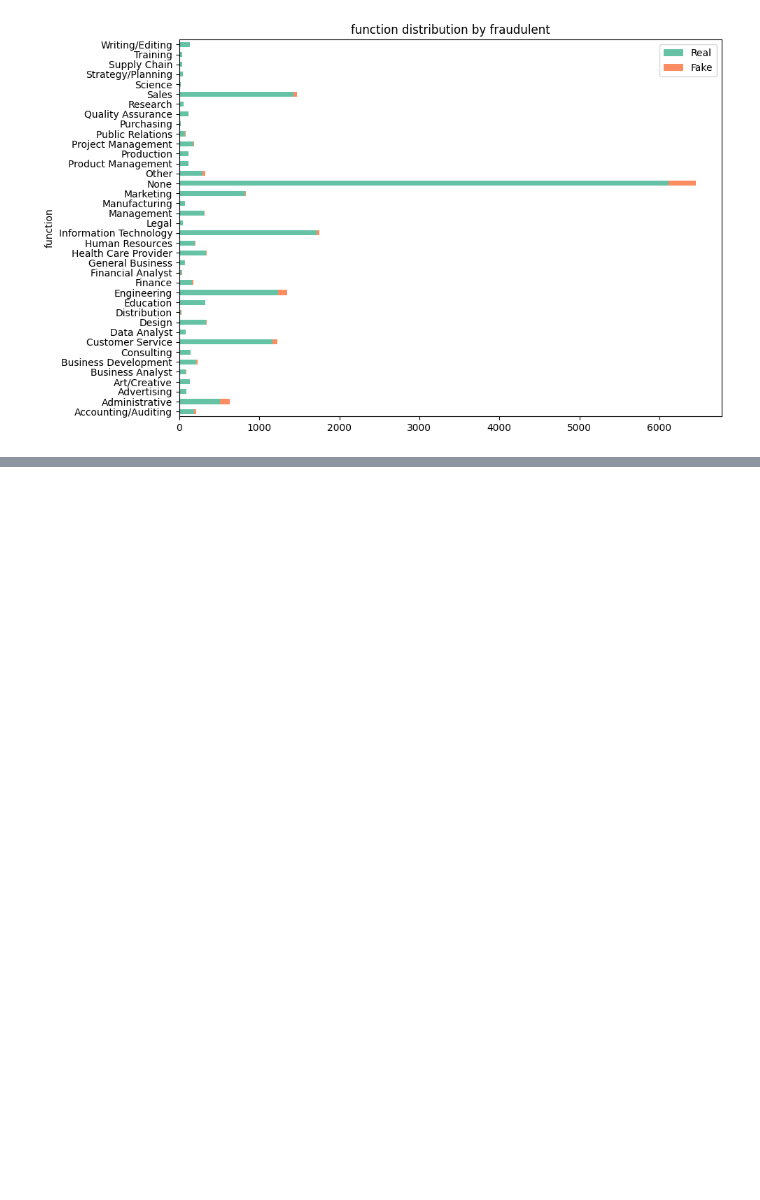
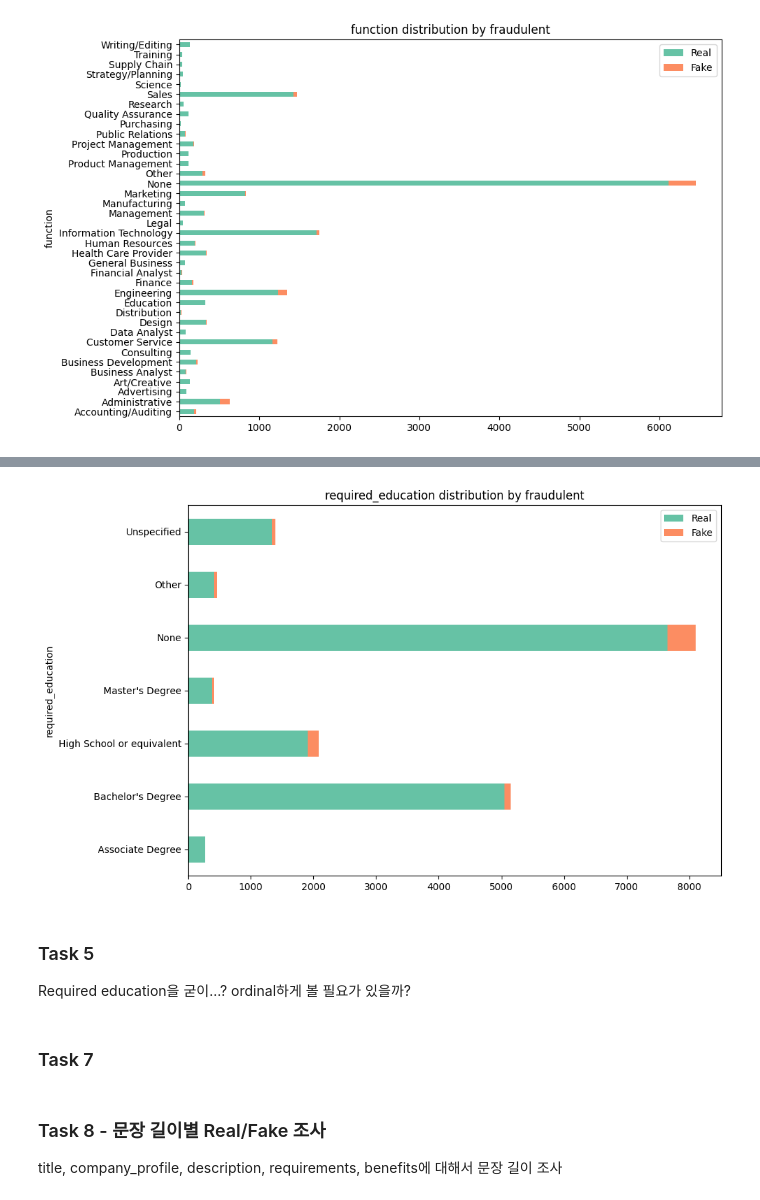
Before and after one commit to glistering96/BigDataAnalysis-HYU-IE, a Jupyter notebook: notebook/EDA_김원준.ipynb, the cells around one changed output, grey strips where cells are left out. Drawn from its saved outputs; the diff is of its cells as text; code cells hidden in the pictures; blank space fills up the shorter version.

Commit message:
TASK 12 done

```diff
--- a/notebook/EDA_김원준.ipynb
+++ b/notebook/EDA_김원준.ipynb
@@ -333,0 +404,14 @@ cat_label_plot('function', replace_value('industry', cat_df, 0.0001), r1=0, r2=9
+# %%
+cat_label_plot('required_education', replace_value('required_education', cat_df, 0.01), r1=0, r2=90, stack=True, orient='h')
+# %% [output]
+[figure, added]
+# %% [markdown]
+### Task 5
+
+Required education을 굳이...? ordinal하게 볼 필요가 있을까?
+# %% [markdown]
+### Task 7
+# %% [markdown]
+### Task 8 - 문장 길이별 Real/Fake 조사
+
+title, company_profile, description, requirements, benefits에 대해서 문장 길이 조사
```
Also changed, not shown: parts of 30 cells of this notebook.
